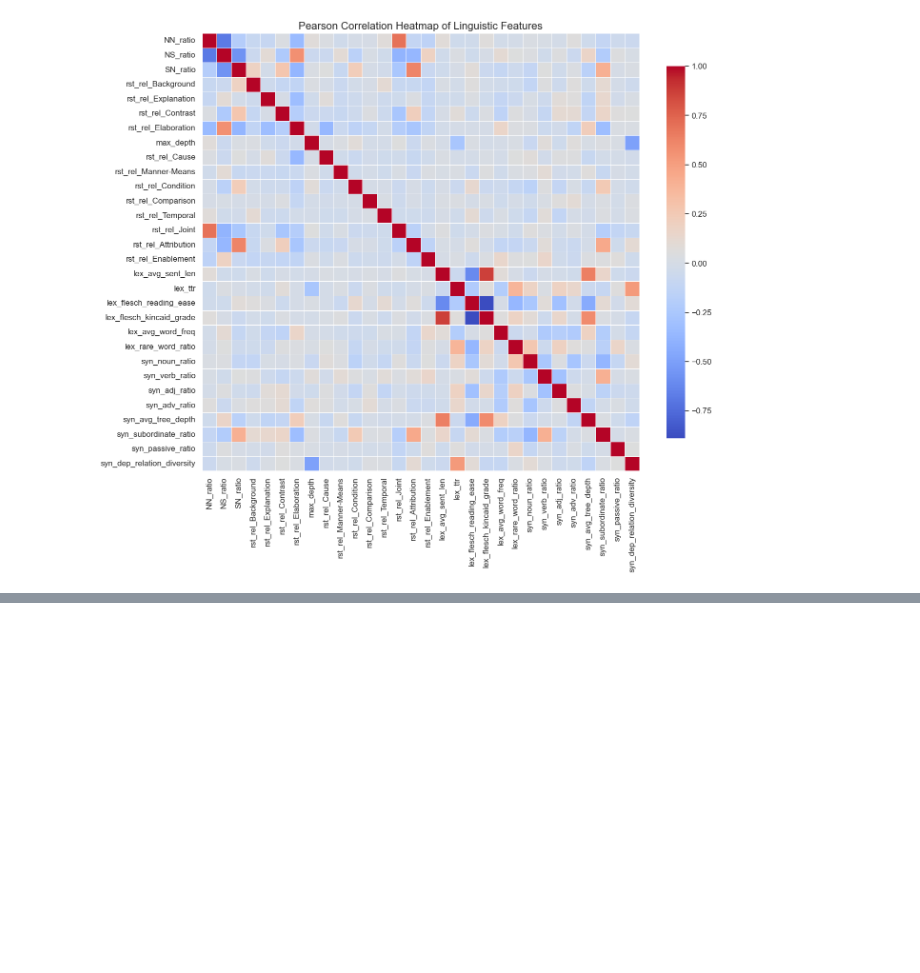
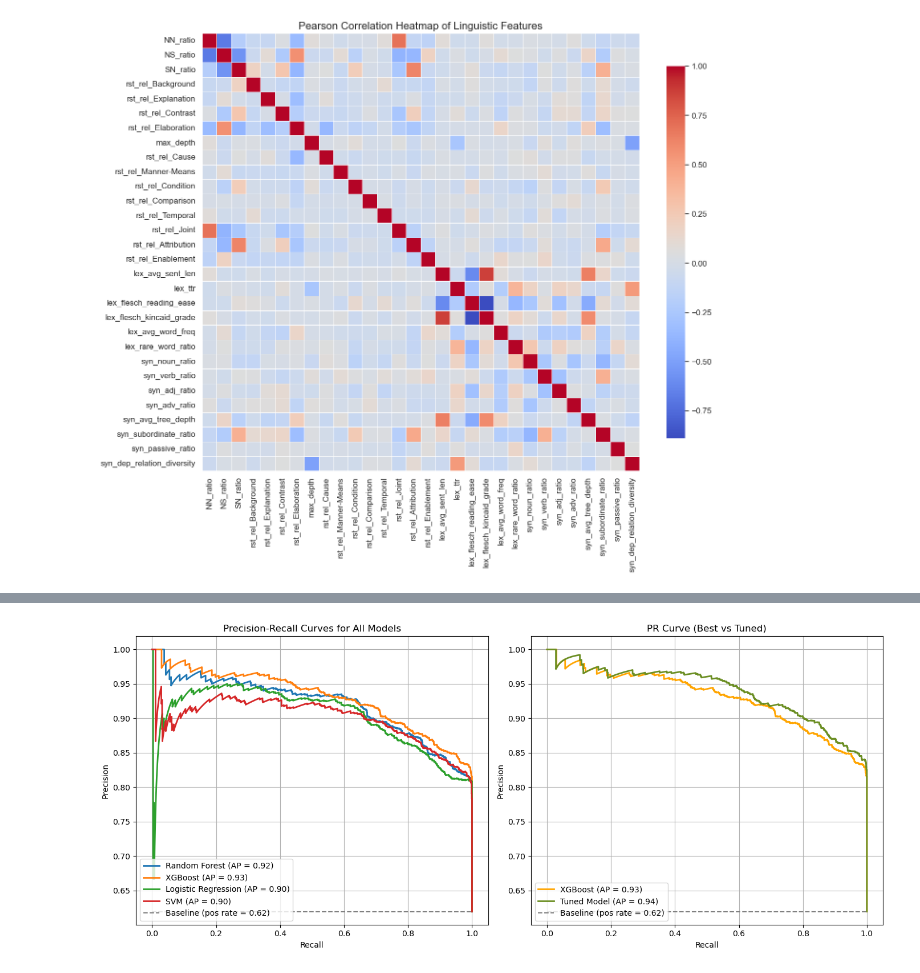
Before and after one commit to Triet00/Systematic-Bias-Detection-in-AES, a Jupyter notebook: Thesis Code.ipynb, the cells around one changed output, grey strips where cells are left out. Saved outputs shown, nothing was run; the diff lists cells and outputs as text; code cells hidden in the pictures; blank space fills up the shorter version.

```diff
--- a/Thesis Code.ipynb
+++ b/Thesis Code.ipynb
@@ -3391,0 +3458,57 @@ print(complete_features)
+# %%
+import matplotlib.pyplot as plt
+from sklearn.metrics import precision_recall_curve, average_precision_score
+
+# Compute PRC for tuned model separately
+prec_tuned, rec_tuned, _ = precision_recall_curve(y_test, y_test_proba_tuned)
+ap_tuned = average_precision_score(y_test, y_test_proba_tuned)
+
+# Baseline for PR curve = positive class rate
+baseline = y_test.mean()
+
+# Get best model row
+best_model_row = results_df.loc[results_df['test_average_precision'].idxmax()]
+best_model_name = best_model_row['model']
+best_model_ap = best_model_row['test_average_precision']
+best_prec, best_rec, _ = best_model_row['test_prc_curve']
+
+# Create subplots
+fig, axes = plt.subplots(1, 2, figsize=(14, 6))
+
+# --- Subplot 1: All models ---
+for model_name, model_ap, model_prc_curve in zip(
+    results_df["model"], results_df["test_average_precision"], results_df["test_prc_curve"]
+):
+    prec, rec, _ = model_prc_curve
+    axes[0].plot(rec, prec, lw=2, label=f"{model_name} (AP = {model_ap:.2f})")
+
+# Baseline
+axes[0].plot([0, 1], [baseline, baseline], color="gray", linestyle="--",
+             label=f"Baseline (pos rate = {baseline:.2f})")
+
+axes[0].set_xlabel("Recall")
+axes[0].set_ylabel("Precision")
+axes[0].set_title("Precision-Recall Curves for All Models")
+axes[0].legend(loc="lower left")
+axes[0].grid(True)
+
+# --- Subplot 2: Best model vs tuned model ---
+axes[1].plot(best_rec, best_prec, color="orange", lw=2,
+             label=f"{best_model_name} (AP = {best_model_ap:.2f})")
+
+axes[1].plot(rec_tuned, prec_tuned, color="olivedrab", lw=2,
+             label=f"Tuned Model (AP = {ap_tuned:.2f})")
+
+axes[1].plot([0, 1], [baseline, baseline], color="gray", linestyle="--",
+             label=f"Baseline (pos rate = {baseline:.2f})")
+
+axes[1].set_xlabel("Recall")
+axes[1].set_ylabel("Precision")
+axes[1].set_title("PR Curve (Best vs Tuned)")
+axes[1].legend(loc="lower left")
+axes[1].grid(True)
+
+plt.tight_layout()
+plt.show()
+# %% [output]
+[figure, added]
```
Also changed, not shown: parts of 5 cells of this notebook.
